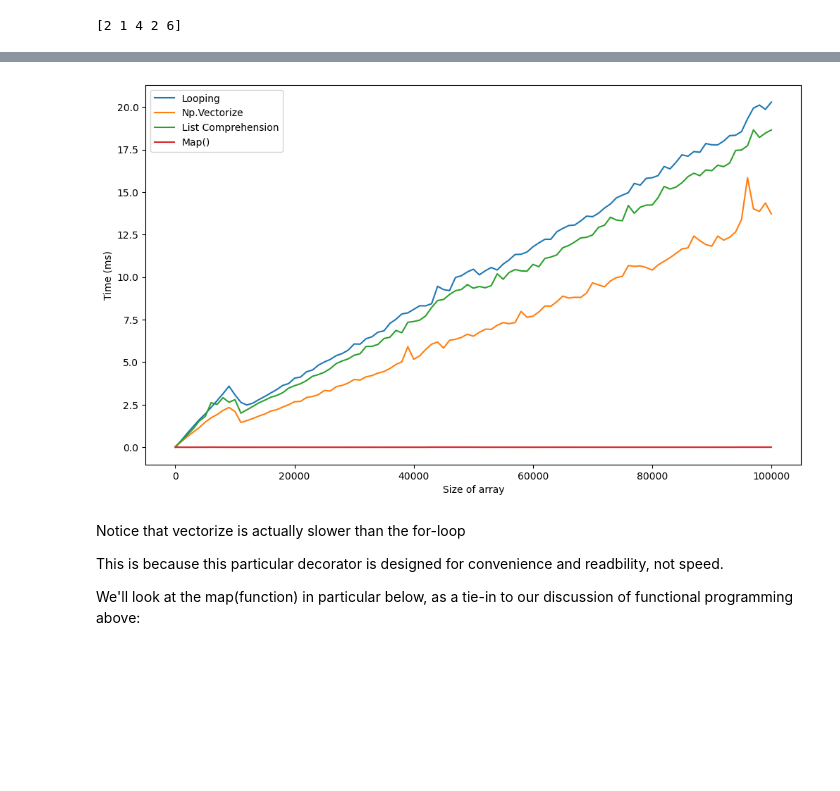
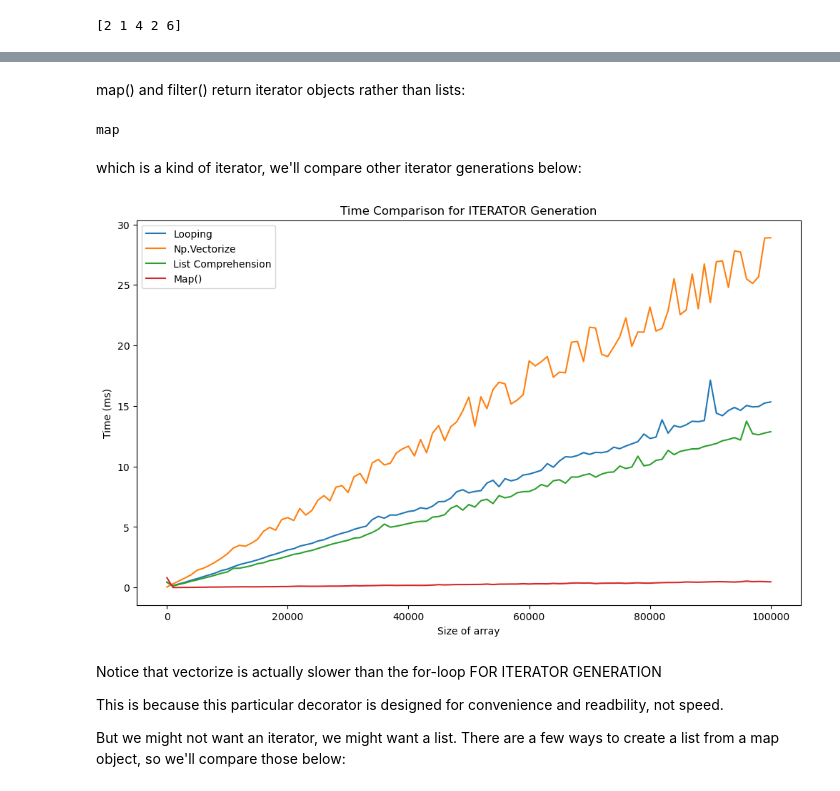
Before and after one commit to astropgh/python-boot-camp-2024, a Jupyter notebook: notebooks/01-PythonIntro/4_Functions_and_Modules.ipynb, the cells around one changed output, grey strips where cells are left out. Saved outputs shown, nothing was run; the diff lists cells and outputs as text; code cells hidden in the pictures; blank space fills up the shorter version.

Commit message:
updates data structures, control flow, functions and modules notebooks

```diff
--- a/notebooks/01-PythonIntro/4_Functions_and_Modules.ipynb
+++ b/notebooks/01-PythonIntro/4_Functions_and_Modules.ipynb
@@ -544,7 +546,27 @@ import time
+# %% [markdown]
+map() and filter() return iterator objects rather than lists:
+# %%
+def my_function(x):
+    if(x%2 == 0):
+        return x/2
+    else:
+        return x+1
+
+test_list = np.random.randint(10, size= int(10))
+a = map(my_function,test_list)
+type(a)
+# %% [output]
+map
+# %% [markdown]
+which is a kind of iterator, we'll compare other iterator generations below:
 # %%
+# import these if we haven't already
+
+import time
 import matplotlib.pyplot as plt
 import numpy as np
 
+# in case we dont run the above cell
 def my_function(x):
     if(x%2 == 0):
         return x/2
@@ -571,42 +593,47 @@ map_time = []
 
 
 for n in ns:
-    test_list_1 = np.random.rand(int(n))
+    test_list_1 = list(np.random.randint(100, size=int(n)))
 
+    # raw loop, then convert list to iterator
     start_loop = time.time()
     loop_result = loop_my_funct(test_list_1)
+    loop_iter = iter(loop_result)
     end_loop = time.time()
     loop_time.append((end_loop-start_loop)*10**3)
 
     start_vectorize = time.time()
     vectorize_result = my_vectorized_function(test_list_1)
+    vectorized_iter = iter(vectorize_result)
     end_vectorize = time.time()
     vectorize_time.append((end_vectorize-start_vectorize)*10**3)
 
     start_list_comprehension = time.time()
     comp_result = list_comp(test_list_1)
+    comp_iter = iter(comp_result)
     end_list_comprehension = time.time()
     comp_time.append((end_list_comprehension-start_list_comprehension)*10**3)
 
     start_map = time.time()
-    map_result = map_apply(test_list_1)
+    map_iter = map_apply(test_list_1)
     end_map = time.time()
     map_time.append((end_map-start_map)*10**3)
 
 plt.figure(figsize=(12, 7))
+plt.title("Time Comparison for ITERATOR Generation")
 plt.plot(ns, loop_time, label="Looping")
 plt.plot(ns, vectorize_time, label="Np.Vectorize")
 plt.plot(ns, comp_time, label="List Comprehension")
 plt.plot(ns, map_time, label="Map()")
 plt.xlabel("Size of array")
 plt.ylabel("Time (ms)")
 plt.legend()
 plt.show()
 # %% [output]
-[figure, old version]
+[figure, new version]
 # %% [markdown]
-Notice that vectorize is actually slower than the for-loop
+Notice that vectorize is actually slower than the for-loop FOR ITERATOR GENERATION
 
 This is because this particular decorator is designed for convenience and readbility, not speed.
 
-We'll look at the map(function) in particular below, as a tie-in to our discussion of functional programming above:
+But we might not want an iterator, we might want a list. There are a few ways to create a list from a map object, so we'll compare those below:
```
Also changed, not shown: parts of 9 cells of this notebook, 3 other files.
